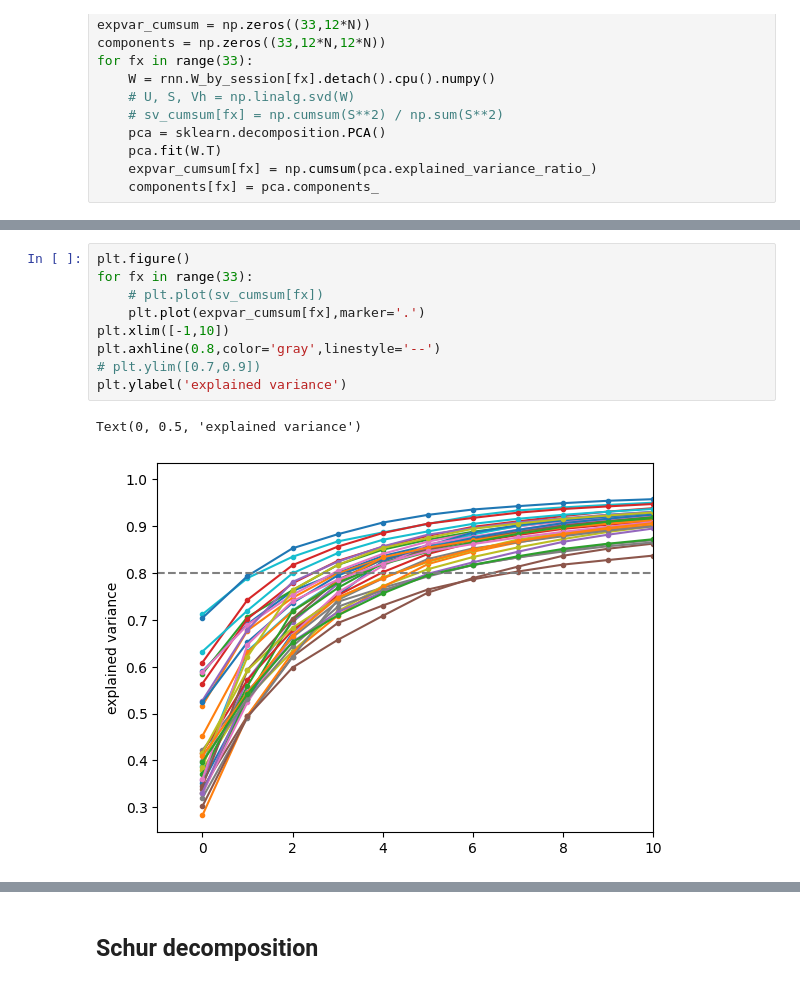
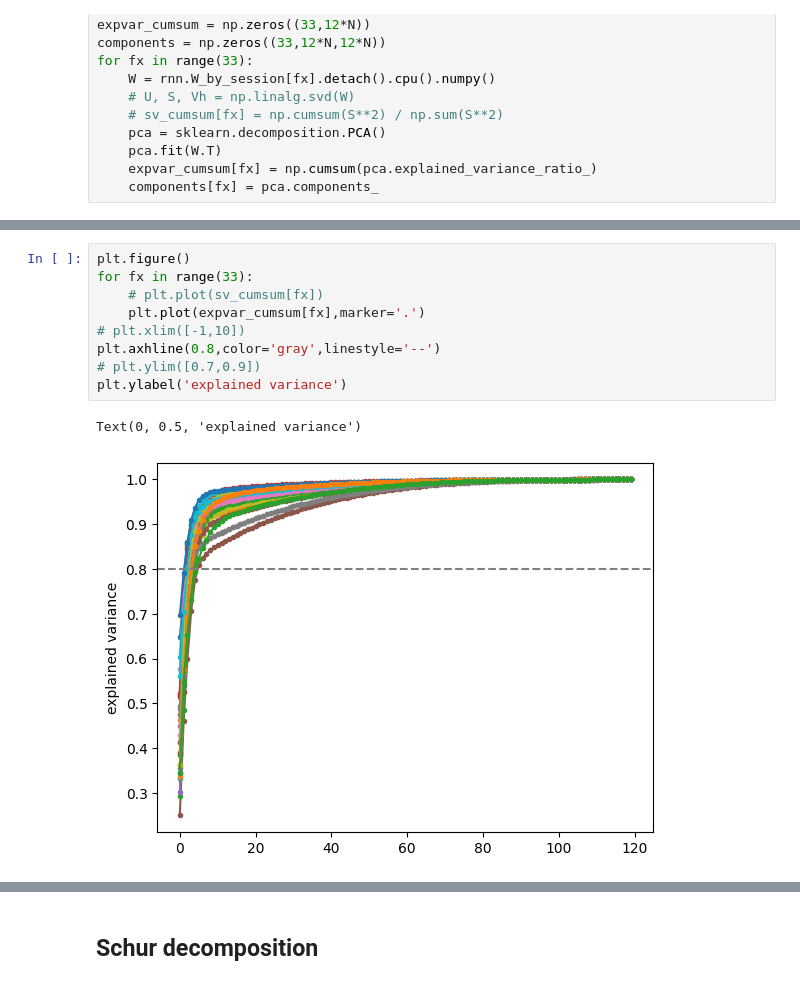
Before and after one commit to chrismkkim/ALMContinualLearning, a Jupyter notebook: _8_LatentNetwork_Notebook.ipynb, the cells around one changed output, grey strips where cells are left out. Cells and saved outputs as stored; diff of their text form.

```diff
--- a/_8_LatentNetwork_Notebook.ipynb
+++ b/_8_LatentNetwork_Notebook.ipynb
@@ -188,15 +185,15 @@ array([4, 5, 4, 4, 5, 8, 4, 7, 6, 5, 5, 6, 5, 5, 4, 5, 5, 6, 6, 3, 5, 5,
 # %%
 plt.figure()
 for fx in range(33):
     # plt.plot(sv_cumsum[fx])
     plt.plot(expvar_cumsum[fx],marker='.')
-plt.xlim([-1,10])
+# plt.xlim([-1,10])
 plt.axhline(0.8,color='gray',linestyle='--')
 # plt.ylim([0.7,0.9])
 plt.ylabel('explained variance')
 # %% [output]
 Text(0, 0.5, 'explained variance')
-[figure, old version]
+[figure, new version]
 # %%
 fx1 = 3
 fx2 = 23
```
Also changed, not shown: parts of 13 cells of this notebook, 1 other file.
